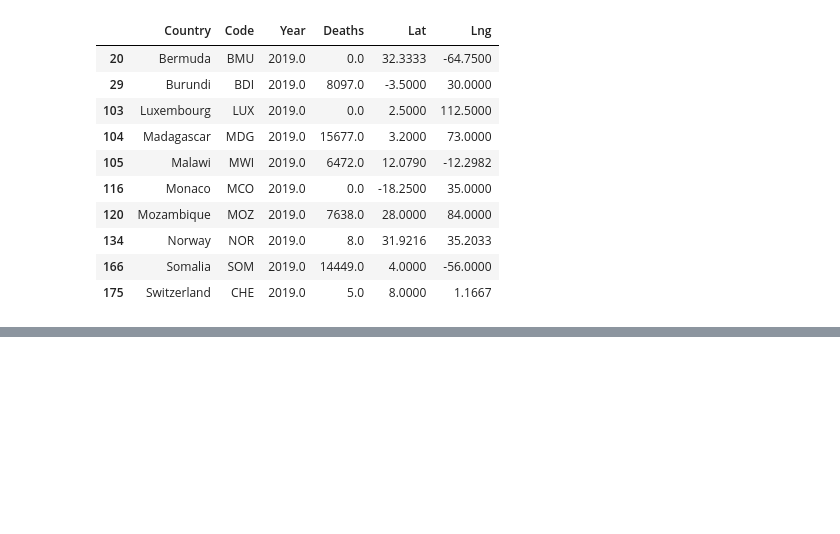
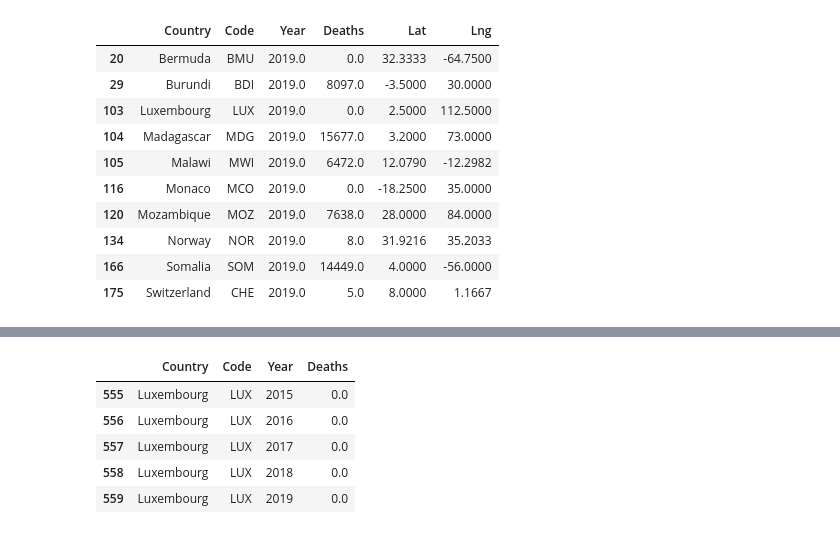
Before and after one commit to RHockley/Project-1-Water-Source-Mortality, a Jupyter notebook: notebooks/Heatmap.ipynb, the cells around one changed output, grey strips where cells are left out. Cells and saved outputs as stored; diff of their text form; code cells hidden in the pictures; blank space fills up the shorter version.

```diff
--- a/notebooks/Heatmap.ipynb
+++ b/notebooks/Heatmap.ipynb
@@ -184,0 +216,10 @@ fig
+# %%
+luxem = data_df.loc[data_df["Country"] == "Luxembourg"]
+luxem
+# %% [output]
+|  | Country | Code | Year | Deaths |
+| 555 | Luxembourg | LUX | 2015 | 0.0 |
+| 556 | Luxembourg | LUX | 2016 | 0.0 |
+| 557 | Luxembourg | LUX | 2017 | 0.0 |
+| 558 | Luxembourg | LUX | 2018 | 0.0 |
+| 559 | Luxembourg | LUX | 2019 | 0.0 |
```
Also changed, not shown: parts of 12 cells of this notebook.
